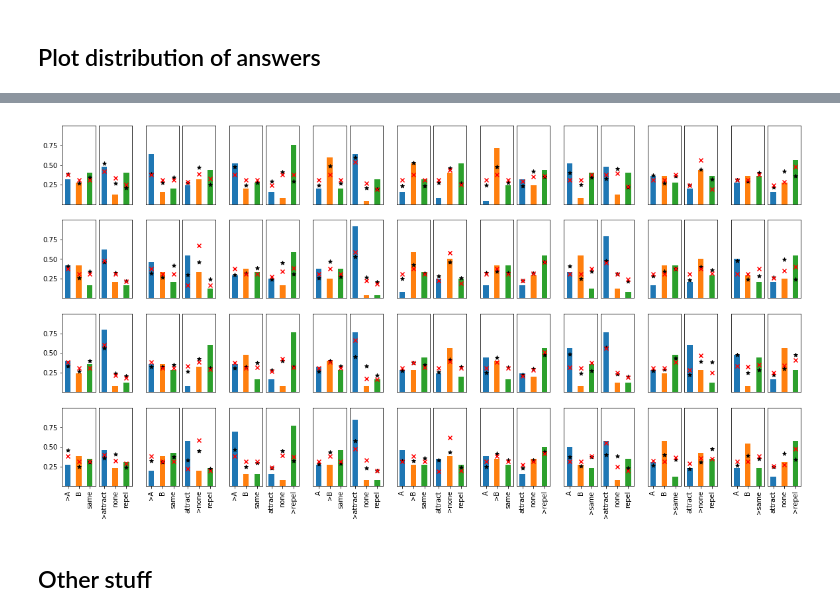
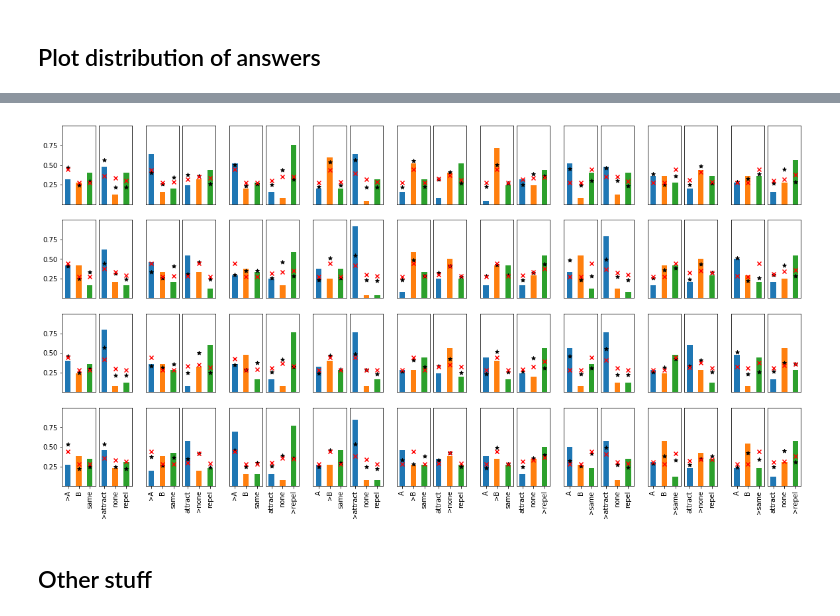
Before and after one commit to iamhectorotero/learning-physical-properties-with-rnns, a Jupyter notebook: cogsci_experiments/10. Is RNN softmax output a good predictor for human guesses.ipynb, the cells around one changed output, grey strips where cells are left out. Cells and saved outputs as stored; diff of their text form; code cells hidden in the pictures.

```diff
--- a/cogsci_experiments/10. Is RNN softmax output a good predictor for human guesses.ipynb
+++ b/cogsci_experiments/10. Is RNN softmax output a good predictor for human guesses.ipynb
@@ -194,6 +198,14 @@ passive_responses = passive_responses.merge(model_predictions_df, left_on=["cond
                                             suffixes=("_human", "_rnn"))
 # %%
 passive_responses = passive_responses.sort_values(by=["condition_world_variant", "true_mass", "true_rel"])
+# %%
+human_cols = [col + "_human" for col in MASS_CLASS_COLS]
+for col in MASS_CLASS_COLS:
+    passive_responses[col + "_human_per"] = passive_responses[col + "_human"] / passive_responses[human_cols].sum(axis=1).values
+
+human_cols = [col + "_human" for col in FORCE_CLASS_COLS]
+for col in FORCE_CLASS_COLS:
+    passive_responses[col + "_human_per"] = passive_responses[col + "_human"] / passive_responses[human_cols].sum(axis=1).values
 # %% [markdown]
 ## Plot distribution of answers
 # %%
@@ -222,0 +242,9 @@ io_force_temperature =fit_softmax_temperature("_io", FORCE_CLASS_COLS)
+# %%
+print("RNN")
+rnn_temperature = fit_softmax_temperature("_rnn")
+print("IO")
+io_temperature =  fit_softmax_temperature("_io")
+print("HUMAN")
+_ =  fit_softmax_temperature("_human_per")
+print("BASELINE")
+print(-log((1/3))*(25*72))
@@ -223,14 +260,8 @@ io_force_temperature =fit_softmax_temperature("_io", FORCE_CLASS_COLS)
 # %%
-regressed_mass_with_rnn = softmax(passive_responses[[col + "_rnn" for col in MASS_CLASS_COLS]].values, rnn_mass_temperature)
-regressed_mass_with_io = softmax(passive_responses[[col + "_io" for col in MASS_CLASS_COLS]].values, io_mass_temperature)
-regressed_force_with_rnn = softmax(passive_responses[[col + "_rnn" for col in FORCE_CLASS_COLS]].values, rnn_force_temperature)
-regressed_force_with_io = softmax(passive_responses[[col + "_io" for col in FORCE_CLASS_COLS]].values, io_force_temperature)
+regressed_mass_with_rnn = softmax(passive_responses[[col + "_rnn" for col in MASS_CLASS_COLS]].values, rnn_temperature)
+regressed_mass_with_io = softmax(passive_responses[[col + "_io" for col in MASS_CLASS_COLS]].values, io_temperature)
+regressed_force_with_rnn = softmax(passive_responses[[col + "_rnn" for col in FORCE_CLASS_COLS]].values, rnn_temperature)
+regressed_force_with_io = softmax(passive_responses[[col + "_io" for col in FORCE_CLASS_COLS]].values, io_temperature)
-# %%
-human_mass_columns = passive_responses[[col + "_human" for col in MASS_CLASS_COLS]]
-passive_responses[[col + "_human" for col in MASS_CLASS_COLS]] = human_mass_columns.values / human_mass_columns.sum(axis=1).values.reshape(-1, 1)
-
-human_force_columns = passive_responses[[col + "_human" for col in FORCE_CLASS_COLS]]
-passive_responses[[col + "_human" for col in FORCE_CLASS_COLS]] = human_force_columns.values / human_force_columns.sum(axis=1).values.reshape(-1, 1)
 # %%
 nrows = 4
 ncols = 9
@@ -241,14 +272,14 @@ for i in range(36):
     inner = gridspec.GridSpecFromSubplotSpec(1, 2, subplot_spec=outer[i], wspace=0.1, hspace=0.1)
 
     ax1 = plt.Subplot(fig, inner[0])
-    passive_responses[["A_human", "B_human", "same_human"]].iloc[i].plot(kind="bar", ax=ax1)
+    passive_responses[["A_human_per", "B_human_per", "same_human_per"]].iloc[i].plot(kind="bar", ax=ax1)
     xticks = ax1.get_xticks()
     ax1.scatter(xticks, regressed_mass_with_rnn[i], zorder=10, c="k", marker="*")
     ax1.scatter(xticks, regressed_mass_with_io[i], zorder=10, c="r", marker="x")
     ax1.set_ylim(0, 1)
 
     ax2 = plt.Subplot(fig, inner[1])
-    passive_responses[["attract_human", "none_human", "repel_human"]].iloc[i].plot(kind="bar", ax=ax2)
+    passive_responses[["attract_human_per", "none_human_per", "repel_human_per"]].iloc[i].plot(kind="bar", ax=ax2)
     xticks = ax2.get_xticks()
     ax2.scatter(xticks, regressed_force_with_rnn[i], zorder=10, c="k", marker="*")
     ax2.scatter(xticks, regressed_force_with_io[i], zorder=10, c="r", marker="x")
@@ -258,34 +289,34 @@ for i in range(36):
     if row != (nrows - 1):
         ax1.set_xticks([])
         ax2.set_xticks([])
     else:
         mass_labels = []
         for label in MASS_CLASS_COLS:
             if label == passive_responses.iloc[i].true_mass:
                 label = ">" + label
             mass_labels.append(label)
         ax1.set_xticklabels(mass_labels)
 
         rel_labels = []
         for label in FORCE_CLASS_COLS:
             if label == passive_responses.iloc[i].true_rel:
                 label = ">" + label
             rel_labels.append(label)
         ax2.set_xticklabels(rel_labels)
 
     ax2.set_yticks([])
     col = i % ncols
     if col != 0:
         ax1.set_yticks([])
     else:
         ax1.set_yticks([0.25, 0.5, 0.75])
 
     fig.add_subplot(ax1)
     fig.add_subplot(ax2)
 
 fig.show()
 # %% [output]
-[figure, old version]
+[figure, new version]
 # %% [markdown]
 ## Other stuff
 # %%
```
Also changed, not shown: parts of 18 cells of this notebook, 2 other files.
